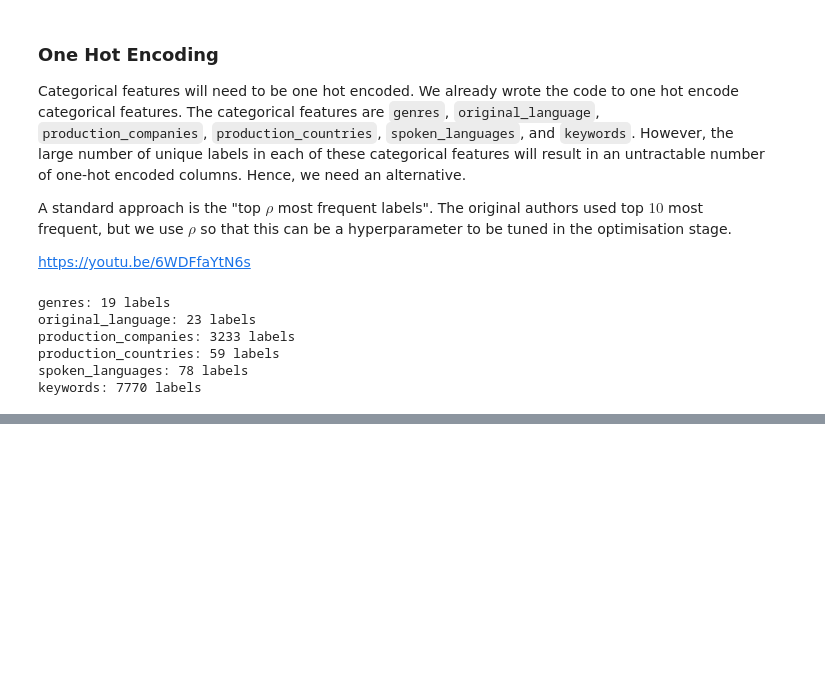
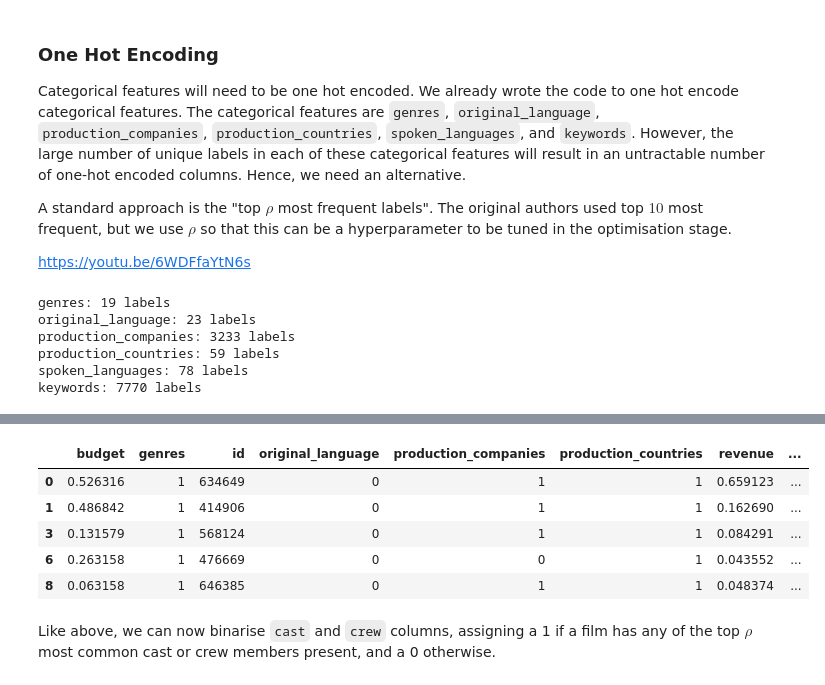
Before and after one commit to vibrantlychee/big-movie-data, a Jupyter notebook: flop_or_not.ipynb, the cells around one changed output, grey strips where cells are left out. Drawn from its saved outputs; the diff is of its cells as text; code cells hidden in the pictures; blank space fills up the shorter version.

```diff
--- a/flop_or_not.ipynb
+++ b/flop_or_not.ipynb
@@ -315,0 +394,18 @@ flatten(training_data, ["original_language"])["original_language"].value_counts(
+# %%
+for i in training_data_copy.index:
+    cast_names = [x["name"] for x in training_data["cast"][i]]
+    crew_names = [x["name"] for x in training_data["crew"][i]]
+
+    training_data_copy.at[i, "cast"] = cast_names
+    training_data_copy.at[i, "crew"] = crew_names
+# %%
+training_data_copy.head()
+# %% [output]
+|  | budget | genres | id | original_language | production_companies | production_countries | revenue | ... |
+| 0 | 0.526316 | 1 | 634649 | 0 | 1 | 1 | 0.659123 | ... |
+| 1 | 0.486842 | 1 | 414906 | 0 | 1 | 1 | 0.162690 | ... |
+| 3 | 0.131579 | 1 | 568124 | 0 | 1 | 1 | 0.084291 | ... |
+| 6 | 0.263158 | 1 | 476669 | 0 | 0 | 1 | 0.043552 | ... |
+| 8 | 0.063158 | 1 | 646385 | 0 | 1 | 1 | 0.048374 | ... |
+# %% [markdown]
+Like above, we can now binarise `cast` and `crew` columns, assigning a 1 if a film has any of the top $\rho$ most common cast or crew members present, and a 0 otherwise.
```
Also changed, not shown: parts of 38 cells of this notebook.
